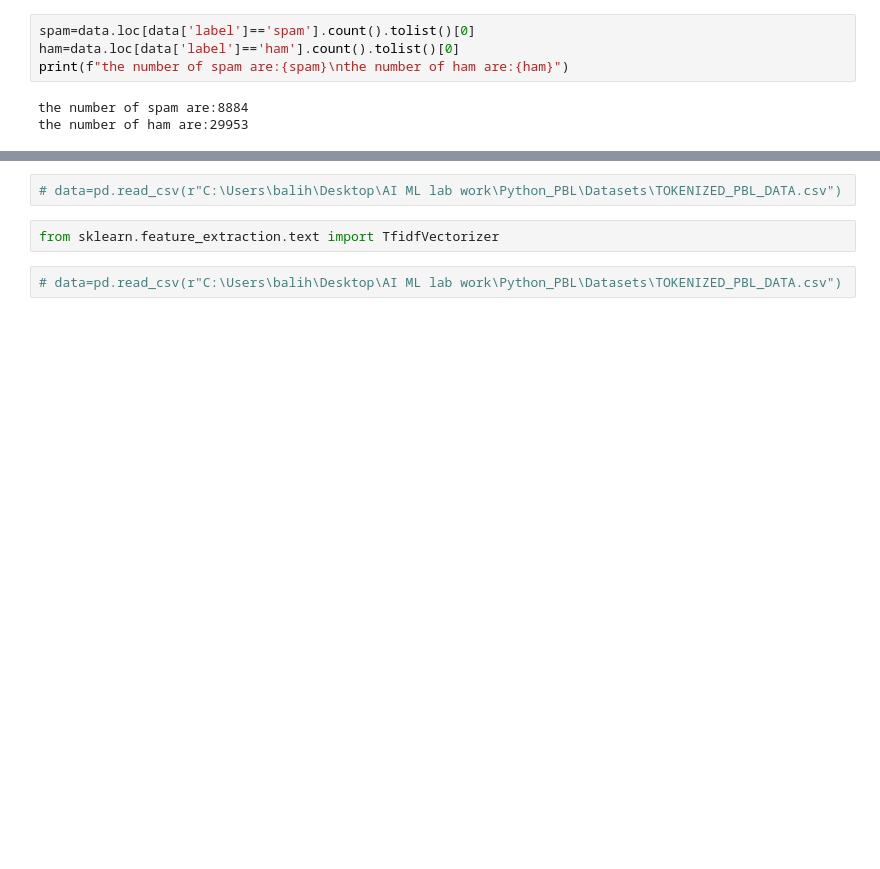
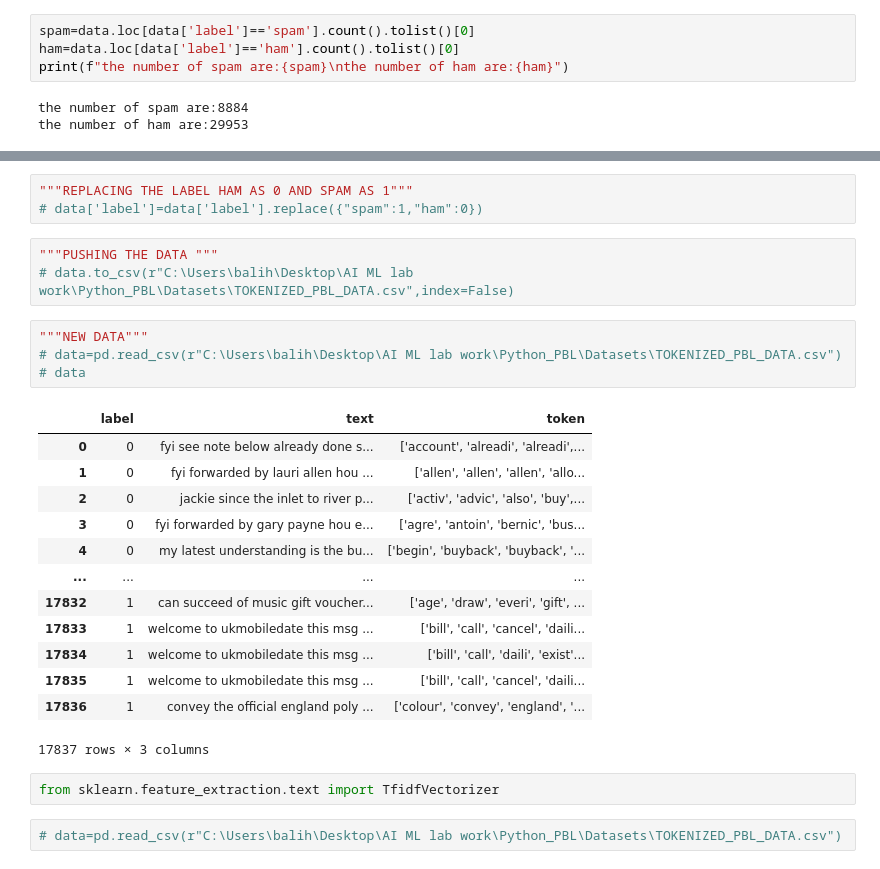
Before and after one commit to KARTIKEYA-BALI/Python_PBL, a Jupyter notebook: phase 2/phase2.ipynb, the cells around one changed output, grey strips where cells are left out. Saved outputs shown, nothing was run; the diff lists cells and outputs as text; blank space fills up the shorter version.

```diff
--- a/phase 2/phase2.ipynb
+++ b/phase 2/phase2.ipynb
@@ -128,5 +172,27 @@ the number of ham are:29953
+# %%
+"""REPLACING THE LABEL HAM AS 0 AND SPAM AS 1"""
+# data['label']=data['label'].replace({"spam":1,"ham":0})
+# %%
+"""PUSHING THE DATA """
+# data.to_csv(r"C:\Users\balih\Desktop\AI ML lab work\Python_PBL\Datasets\TOKENIZED_PBL_DATA.csv",index=False)
 # %%
+"""NEW DATA"""
 # data=pd.read_csv(r"C:\Users\balih\Desktop\AI ML lab work\Python_PBL\Datasets\TOKENIZED_PBL_DATA.csv")
+# data
+# %% [output]
+|  | label | text | token |
+| 0 | 0 | fyi see note below already done s... | ['account', 'alreadi', 'alreadi',... |
+| 1 | 0 | fyi forwarded by lauri allen hou ... | ['allen', 'allen', 'allen', 'allo... |
+| 2 | 0 | jackie since the inlet to river p... | ['activ', 'advic', 'also', 'buy',... |
+| 3 | 0 | fyi forwarded by gary payne hou e... | ['agre', 'antoin', 'bernic', 'bus... |
+| 4 | 0 | my latest understanding is the bu... | ['begin', 'buyback', 'buyback', '... |
+| ... | ... | ... | ... |
+| 17832 | 1 | can succeed of music gift voucher... | ['age', 'draw', 'everi', 'gift', ... |
+| 17833 | 1 | welcome to ukmobiledate this msg ... | ['bill', 'call', 'cancel', 'daili... |
+| 17834 | 1 | welcome to ukmobiledate this msg ... | ['bill', 'call', 'daili', 'exist'... |
+| 17835 | 1 | welcome to ukmobiledate this msg ... | ['bill', 'call', 'cancel', 'daili... |
+| 17836 | 1 | convey the official england poly ... | ['colour', 'convey', 'england', '... |
+17837 rows × 3 columns
 # %%
 from sklearn.feature_extraction.text import TfidfVectorizer
 # %%
```
Also changed, not shown: parts of 24 cells of this notebook.
